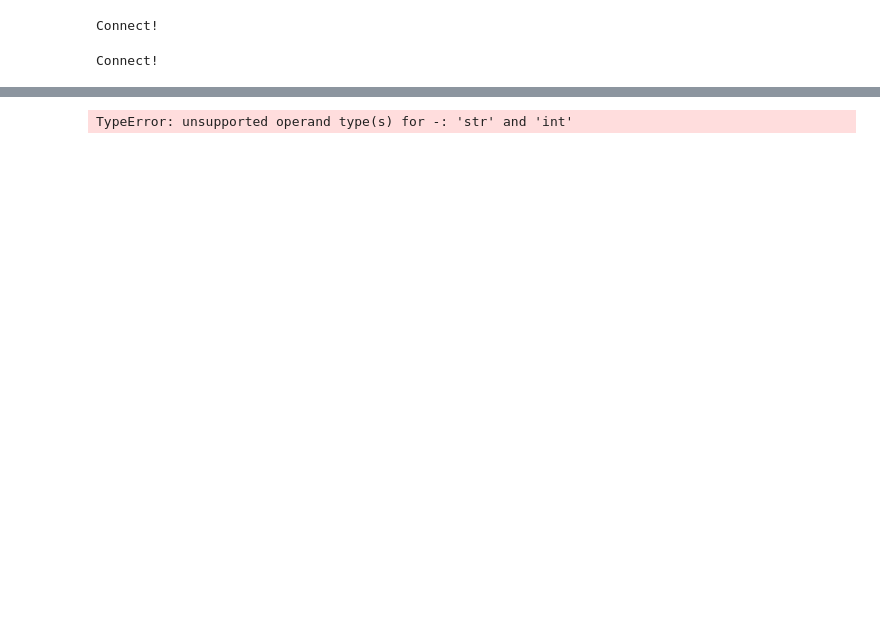
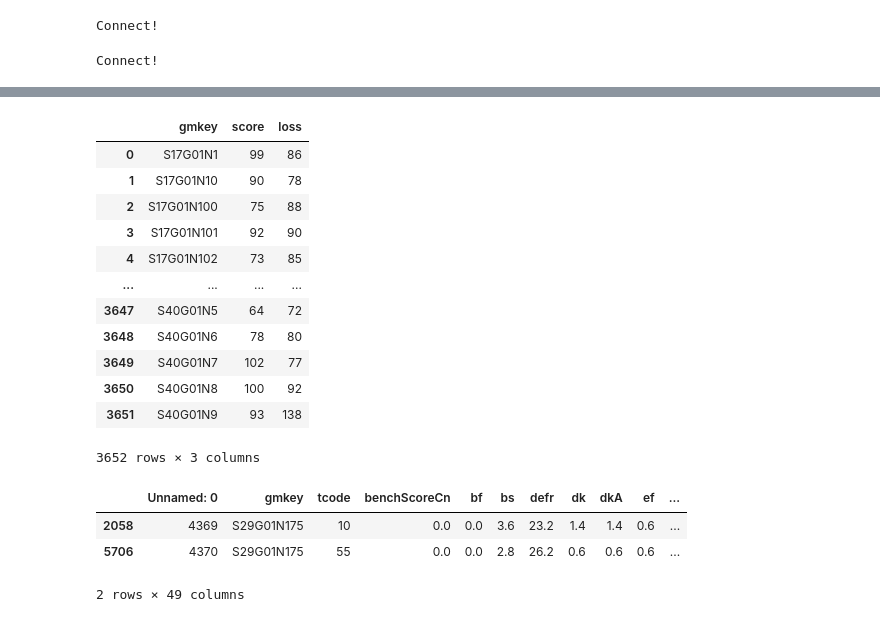
Before and after one commit to GrulsuitG/KBLPredict, a Jupyter notebook: Crawling/model.ipynb, the cells around one changed output, grey strips where cells are left out. Saved outputs shown, nothing was run; the diff lists cells and outputs as text; code cells hidden in the pictures; blank space fills up the shorter version.

```diff
--- a/Crawling/model.ipynb
+++ b/Crawling/model.ipynb
@@ -537,0 +590,16 @@ def make_team_recent_data():
+# %%
+scores
+# %% [output]
+|  | gmkey | score | loss |
+| 0 | S17G01N1 | 99 | 86 |
+| 1 | S17G01N10 | 90 | 78 |
+| 2 | S17G01N100 | 75 | 88 |
+| 3 | S17G01N101 | 92 | 90 |
+| 4 | S17G01N102 | 73 | 85 |
+| ... | ... | ... | ... |
+| 3647 | S40G01N5 | 64 | 72 |
+| 3648 | S40G01N6 | 78 | 80 |
+| 3649 | S40G01N7 | 102 | 77 |
+| 3650 | S40G01N8 | 100 | 92 |
+| 3651 | S40G01N9 | 93 | 138 |
+3652 rows × 3 columns
@@ -538,4 +619,6 @@ def make_team_recent_data():
 # %%
-'3' - 1
 # %% [output]
+|  | Unnamed: 0 | gmkey | tcode | benchScoreCn | bf | bs | defr | dk | dkA | ef | ... |
+| 2058 | 4369 | S29G01N175 | 10 | 0.0 | 0.0 | 3.6 | 23.2 | 1.4 | 1.4 | 0.6 | ... |
+| 5706 | 4370 | S29G01N175 | 55 | 0.0 | 0.0 | 2.8 | 26.2 | 0.6 | 0.6 | 0.6 | ... |
-TypeError: unsupported operand type(s) for -: 'str' and 'int'
+2 rows × 49 columns
```
Also changed, not shown: parts of 26 cells of this notebook, 1 other file.
